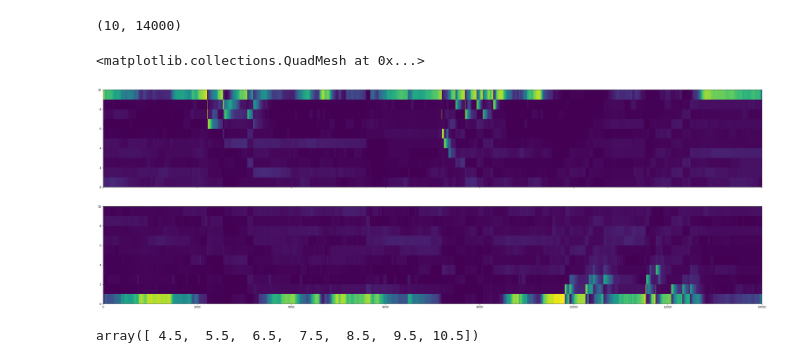
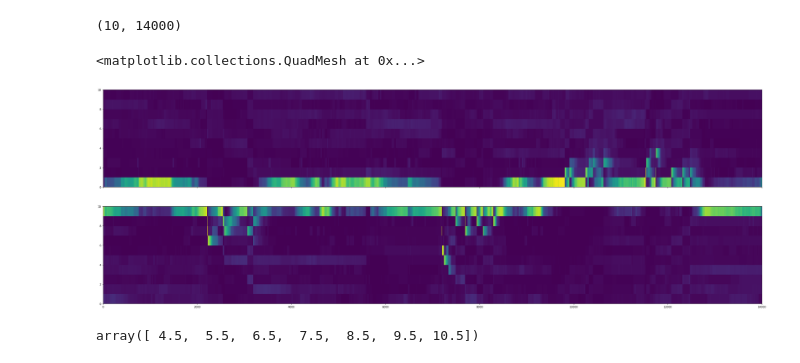
Before and after one commit to bradkyle/Qenv, a Jupyter notebook: notebooks/Bitmex Plot.ipynb, the cells around one changed output. Cells and saved outputs as stored; diff of their text form; code cells hidden in the pictures.

Commit message:
Creating visualization techniques for orderbook data

```diff
--- a/notebooks/Bitmex Plot.ipynb
+++ b/notebooks/Bitmex Plot.ipynb
@@ -77,5 +80,5 @@ orderbook
 # %%
-grd=pd.pivot_table(orderbook, values =["size","price"], index=['time'], columns = ["side","level"]).reset_index()
+grd=pd.pivot_table(orderbook, values =["size",], index=['time'], columns = ["side","level"]).reset_index()
 # %%
 grd=grd["size"][:14000]
 # %%
@@ -103,14 +106,14 @@ import numpy as np
 # %%
 np.random.seed(19680801)
 x = np.arange(14001)  # len = 11
 y = np.arange(11)  # len = 7
 
 fig, axs = plt.subplots(2, 1, sharex=True, sharey=True, figsize=(45,15))
-axs[0].pcolormesh(x, y, mxfrac[10:])
-axs[1].pcolormesh(x, y, mxfrac[:10])
+axs[0].pcolormesh(x, y, mxfrac[:10])
+axs[1].pcolormesh(x, y, mxfrac[10:])
 # %% [output]
 <matplotlib.collections.QuadMesh at 0x...>
-[figure, old version]
+[figure, new version]
 # %%
 np.arange(4.5, 11, 1)
 # %% [output]
```
Also changed, not shown: parts of 9 cells of this notebook.
